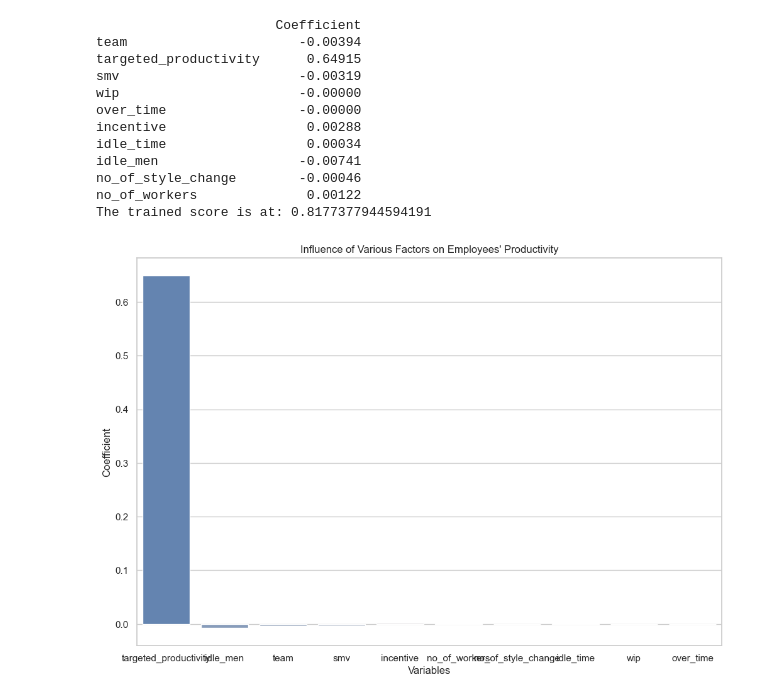
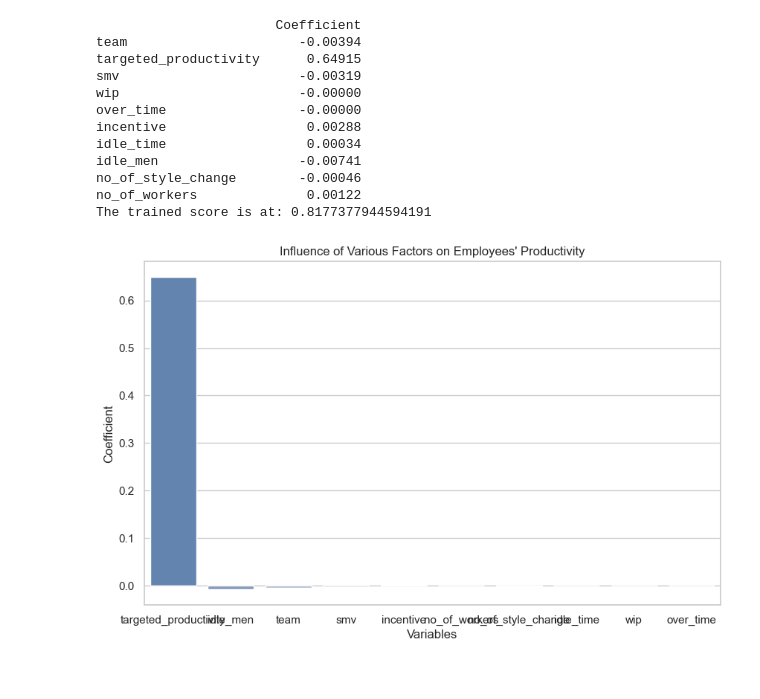
Before and after one commit to xiu-shi/DA_L7, a Jupyter notebook: CA2.3_stats_Regression_garments_worker_productivity.ipynb.ipynb, the cells around one changed output. Saved outputs shown, nothing was run; the diff lists cells and outputs as text; code cells hidden in the pictures.

```diff
--- a/CA2.3_stats_Regression_garments_worker_productivity.ipynb.ipynb
+++ b/CA2.3_stats_Regression_garments_worker_productivity.ipynb.ipynb
@@ -111,13 +111,13 @@ coeff_df["abs_coefficient"] = coeff_df["Coefficient"].abs()
 coeff_df = coeff_df.sort_values(by = "abs_coefficient", ascending = False).drop("abs_coefficient",axis = 1)
 # %%
 # Create a bar plot
-plt.figure(figsize = (12,8))
+plt.figure(figsize = (10,6))
 sns.barplot(y = "Coefficient",
             x = "Variable", data = coeff_df, palette = "vlag")
 # Titles and labels definition
 plt.title("Influence of Various Factors on Employees' Productivity")
 plt.ylabel("Coefficient")
 plt.xlabel("Variables")
 plt.show()
 # %% [output]
-[figure, old version]
+[figure, new version]
```
Also changed, not shown: parts of 2 cells of this notebook.
